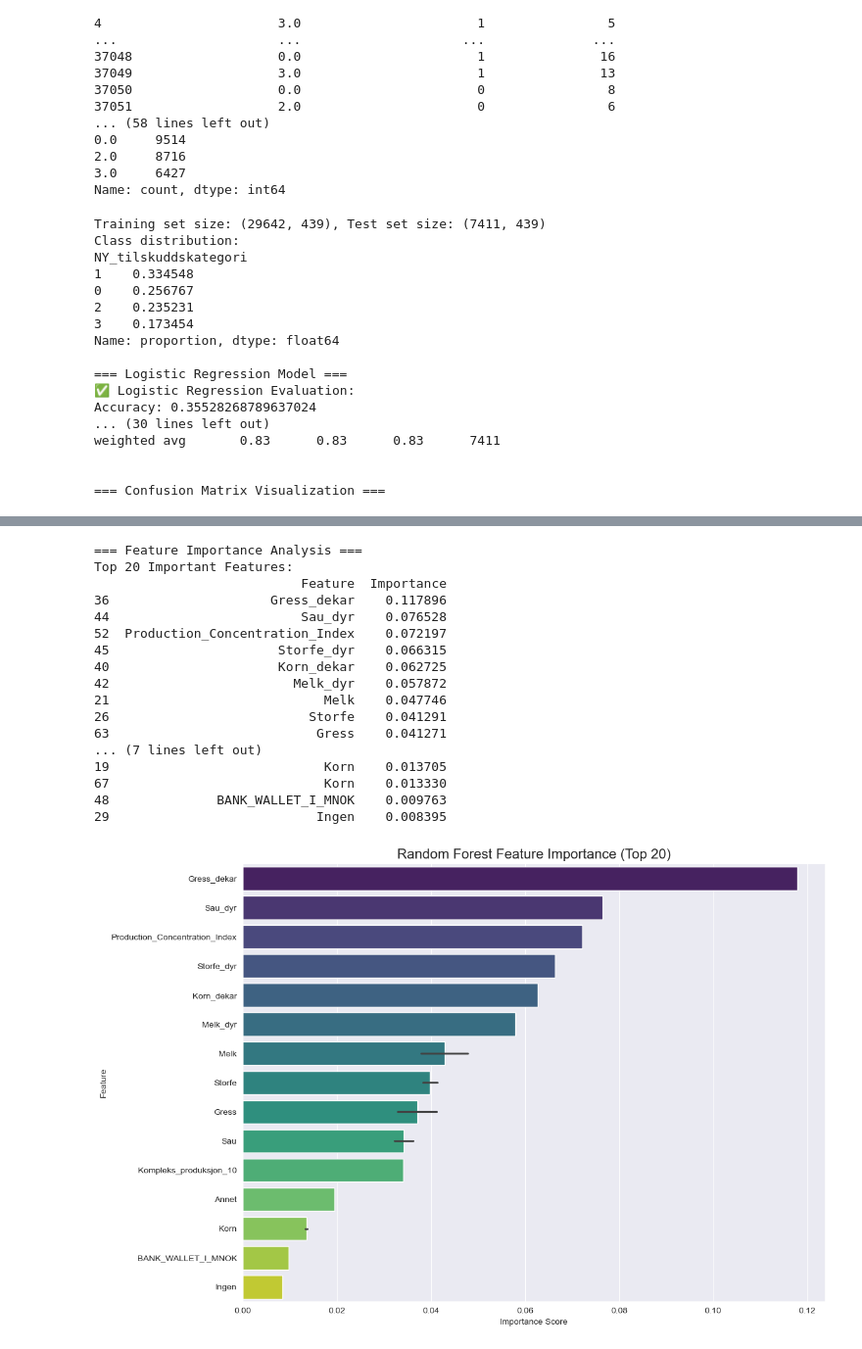
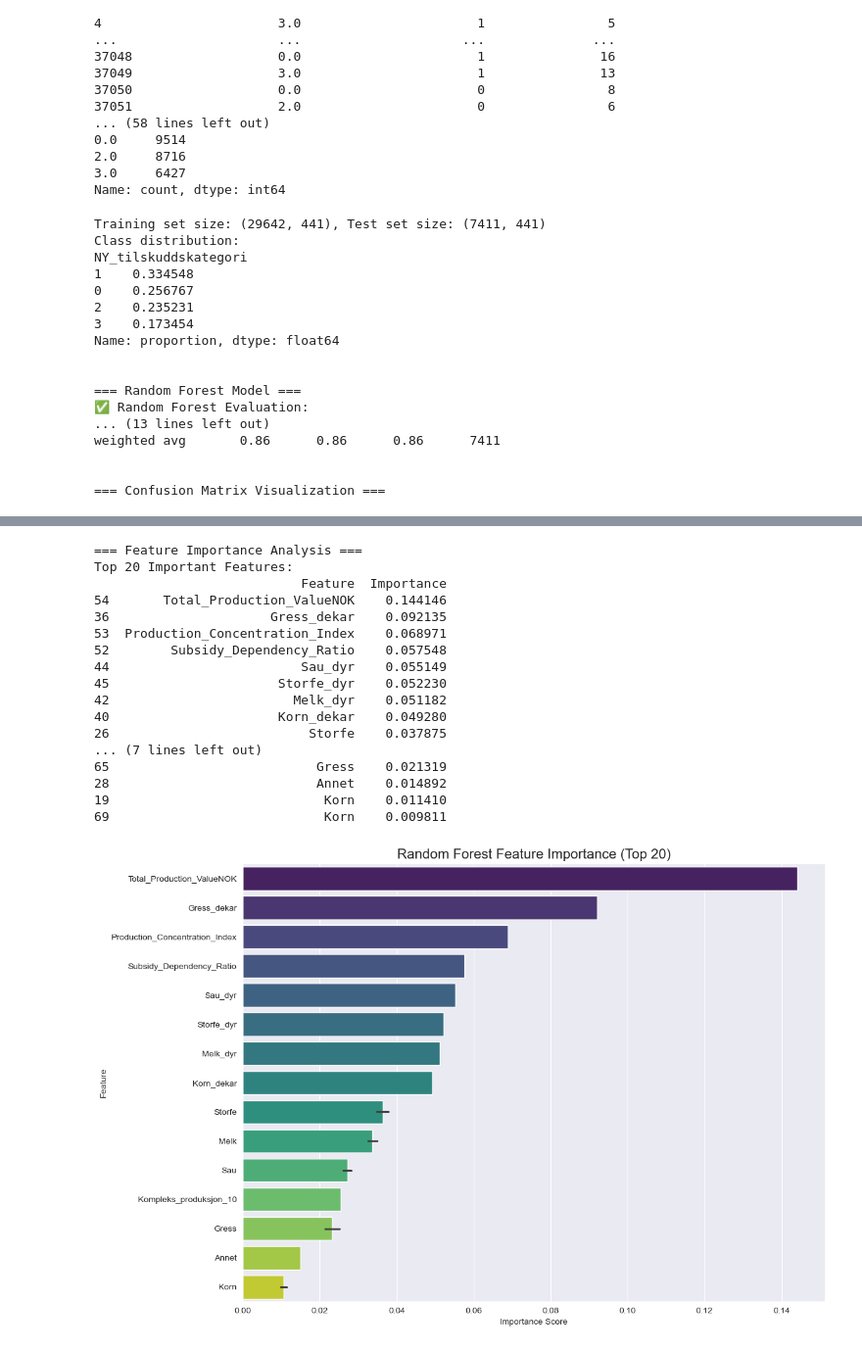
Before and after one commit to Benjy-byj/BT4222, a Jupyter notebook: code/randomforest_with_feature_engineering.ipynb, the cells around one changed output, grey strips where cells are left out. Shown at 98% size. Saved outputs shown, nothing was run; the diff lists cells and outputs as text; code cells hidden in the pictures.

```diff
--- a/code/randomforest_with_feature_engineering.ipynb
+++ b/code/randomforest_with_feature_engineering.ipynb
@@ -87,31 +119,7 @@ X_train, X_test, y_train, y_test = train_test_split(
 print(f"Training set size: {X_train.shape}, Test set size: {X_test.shape}")
 print(f"Class distribution:\n{y.value_counts(normalize=True)}\n")
 
-# --- 3a. Logistic Regression baseline ---
-print("=== Logistic Regression Model ===")
-log_reg = LogisticRegression(
-    max_iter=2000,
-    solver='lbfgs',
-    multi_class='multinomial',
-    n_jobs=-1
-)
-log_reg.fit(X_train, y_train)
-
-y_pred_lr = log_reg.predict(X_test)
-y_pred_proba_lr = log_reg.predict_proba(X_test)
-
-print("✅ Logistic Regression Evaluation:")
-print("Accuracy:", accuracy_score(y_test, y_pred_lr))
-try:
-    auc_lr = roc_auc_score(y_test, y_pred_proba_lr, multi_class='ovr')
-    print("ROC AUC:", auc_lr)
-except:
-    print("ROC AUC cannot be computed (too many classes or imbalanced)")
-
-print("\nClassification Report:")
-print(classification_report(y_test, y_pred_lr))
-
-# --- 3b. Random Forest baseline ---
+# --- 3. Random Forest baseline ---
 print("\n=== Random Forest Model ===")
 rf = RandomForestClassifier(
     n_estimators=300,
@@ -164,7 +172,7 @@ plt.ylabel('Feature')
 plt.tight_layout()
 plt.show()
 # %% [output]
-Training set size: (29642, 439), Test set size: (7411, 439)
+Training set size: (29642, 441), Test set size: (7411, 441)
 Class distribution:
 NY_tilskuddskategori
 1    0.334548
@@ -173,11 +181,11 @@ NY_tilskuddskategori
 3    0.173454
 Name: proportion, dtype: float64
 
-=== Logistic Regression Model ===
-✅ Logistic Regression Evaluation:
-Accuracy: 0.35528268789637024
-... (30 lines left out)
-weighted avg       0.83      0.83      0.83      7411
+
+=== Random Forest Model ===
+✅ Random Forest Evaluation:
+... (13 lines left out)
+weighted avg       0.86      0.86      0.86      7411
 
 
 === Confusion Matrix Visualization ===
@@ -185,18 +193,18 @@ weighted avg       0.83      0.83      0.83      7411
 === Feature Importance Analysis ===
 Top 20 Important Features:
                            Feature  Importance
-36                     Gress_dekar    0.117896
-44                         Sau_dyr    0.076528
-52  Production_Concentration_Index    0.072197
-45                      Storfe_dyr    0.066315
-40                      Korn_dekar    0.062725
-42                        Melk_dyr    0.057872
-21                            Melk    0.047746
-26                          Storfe    0.041291
-63                           Gress    0.041271
+54       Total_Production_ValueNOK    0.144146
+36                     Gress_dekar    0.092135
+53  Production_Concentration_Index    0.068971
+52        Subsidy_Dependency_Ratio    0.057548
+44                         Sau_dyr    0.055149
+45                      Storfe_dyr    0.052230
+42                        Melk_dyr    0.051182
+40                      Korn_dekar    0.049280
+26                          Storfe    0.037875
 ... (7 lines left out)
-19                            Korn    0.013705
-67                            Korn    0.013330
-48              BANK_WALLET_I_MNOK    0.009763
-29                           Ingen    0.008395
+65                           Gress    0.021319
+28                           Annet    0.014892
+19                            Korn    0.011410
+69                            Korn    0.009811
-[figure, old version]
+[figure, new version]
```
Also changed, not shown: parts of 3 cells of this notebook, 4 other files.
